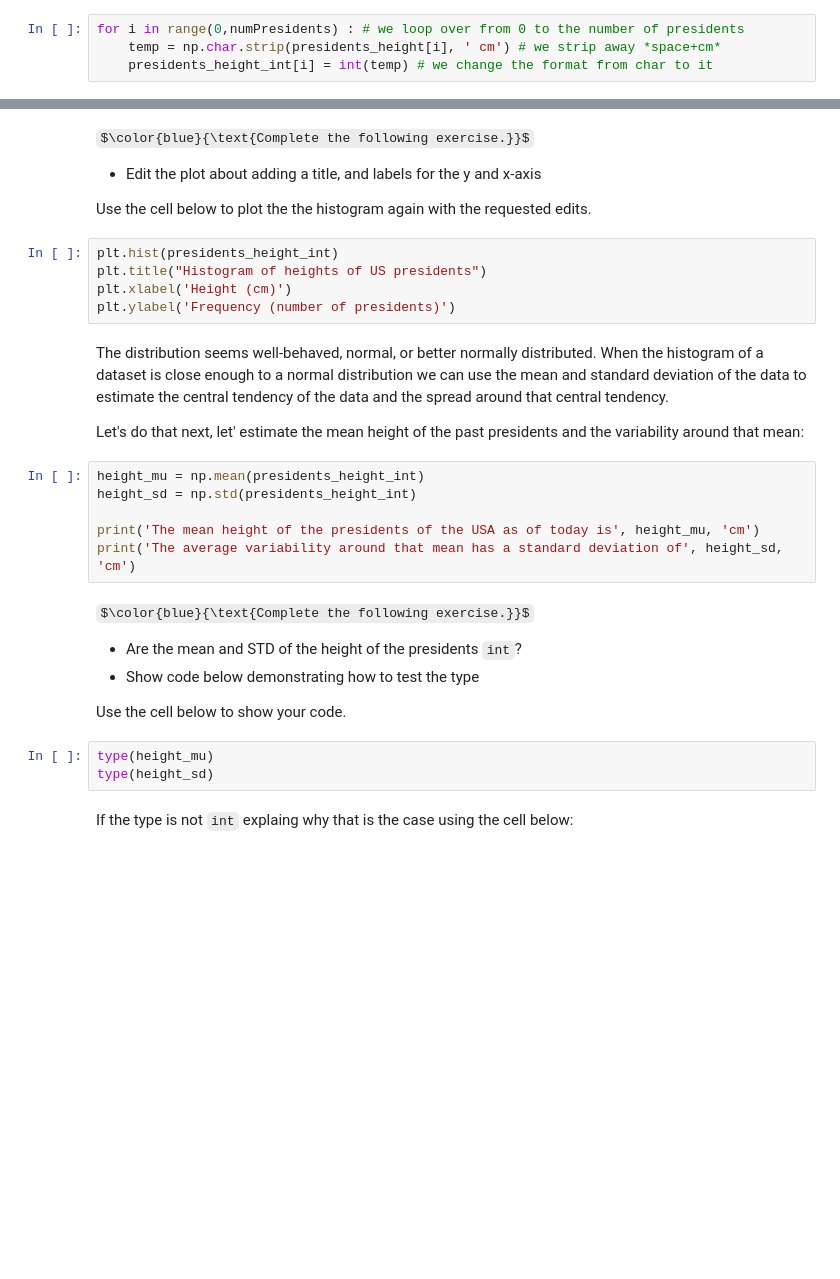
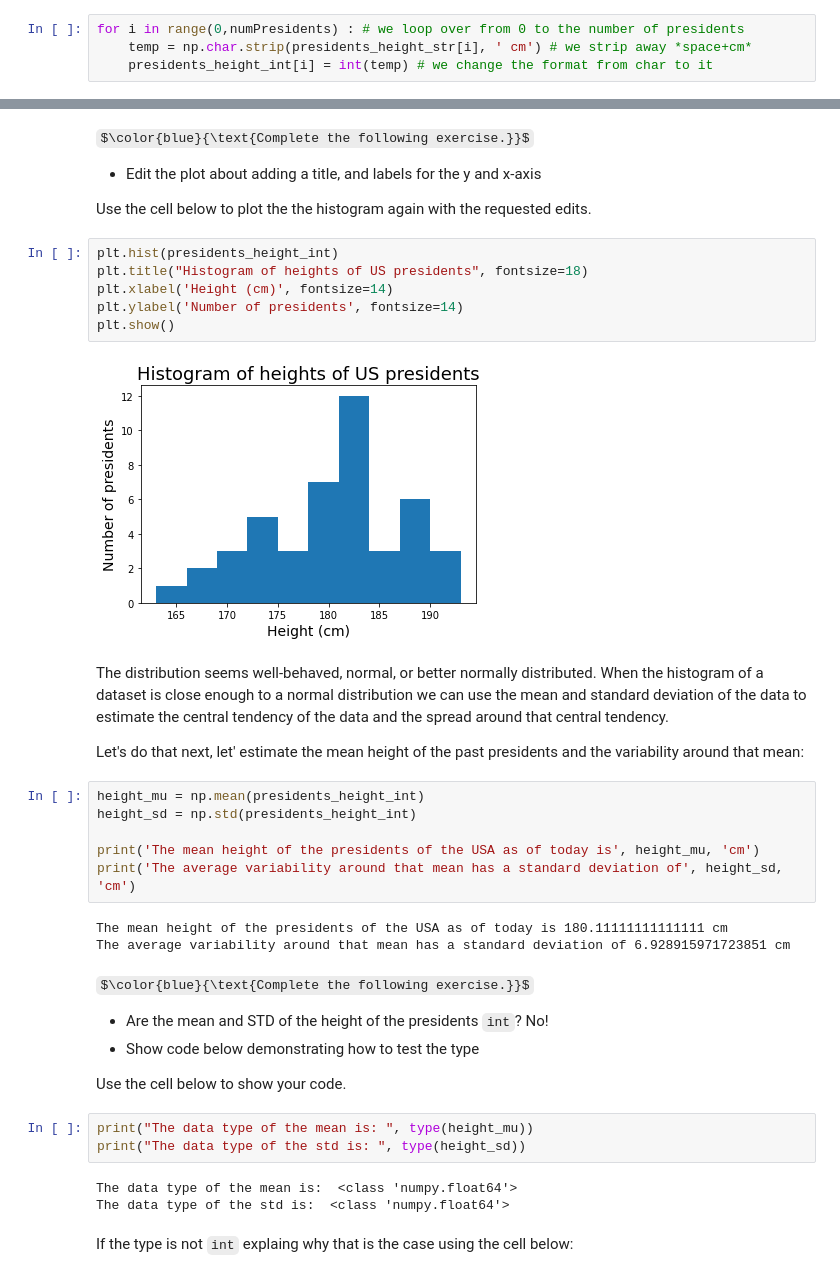
Before and after one commit to baramX3/PSY_submissions, a Jupyter notebook: tutorial_notebooks/tutorial013-Numpy-Advanced-GeneratingData.ipynb, the cells around one changed output, grey strips where cells are left out. Cells and saved outputs as stored; diff of their text form; some formulas as TeX source; blank space fills up the shorter version.

```diff
--- a/tutorial_notebooks/tutorial013-Numpy-Advanced-GeneratingData.ipynb
+++ b/tutorial_notebooks/tutorial013-Numpy-Advanced-GeneratingData.ipynb
@@ -135,7 +151,7 @@ Even though the next oeprations are a bit complicated, we will be using only ope
 So let's do this:
 # %%
 for i in range(0,numPresidents) : # we loop over from 0 to the number of presidents
-    temp = np.char.strip(presidents_height[i], ' cm') # we strip away *space+cm*
+    temp = np.char.strip(presidents_height_str[i], ' cm') # we strip away *space+cm*
     presidents_height_int[i] = int(temp) # we change the format from char to it
 # %% [markdown]
 Excellent, if all worked out well above, we can test now the type of the output variable, it should be `int`.
@@ -173,9 +204,12 @@ $\color{blue}{\text{Complete the following exercise.}}$
   Use the cell below to plot the the histogram again with the requested edits.
 # %%
 plt.hist(presidents_height_int)
-plt.title("Histogram of heights of US presidents")
-plt.xlabel('Height (cm)')
-plt.ylabel('Frequency (number of presidents)')
+plt.title("Histogram of heights of US presidents", fontsize=18)
+plt.xlabel('Height (cm)', fontsize=14)
+plt.ylabel('Number of presidents', fontsize=14)
+plt.show()
+# %% [output]
+[figure, added]
 # %% [markdown]
 The distribution seems well-behaved, normal, or better normally distributed. When the histogram of a dataset is close enough to a normal distribution we can use the mean and standard deviation of the data to estimate the central tendency of the data and the spread around that central tendency.
 
@@ -186,15 +220,21 @@ height_sd = np.std(presidents_height_int)
 
 print('The mean height of the presidents of the USA as of today is', height_mu, 'cm')
 print('The average variability around that mean has a standard deviation of', height_sd, 'cm')
+# %% [output]
+The mean height of the presidents of the USA as of today is 180.11111111111111 cm
+The average variability around that mean has a standard deviation of 6.928915971723851 cm
 # %% [markdown]
 $\color{blue}{\text{Complete the following exercise.}}$
 
-  - Are the mean and STD of the height of the presidents `int`?
+  - Are the mean and STD of the height of the presidents `int`? No!
   - Show code below demonstrating how to test the type
 
   Use the cell below to show your code.
 # %%
-type(height_mu)
-type(height_sd)
+print("The data type of the mean is: ", type(height_mu))
+print("The data type of the std is: ", type(height_sd))
+# %% [output]
+The data type of the mean is:  <class 'numpy.float64'>
+The data type of the std is:  <class 'numpy.float64'>
 # %% [markdown]
   If the type is not `int` explaing why that is the case using the cell below:
```
Also changed, not shown: parts of 31 cells of this notebook.
